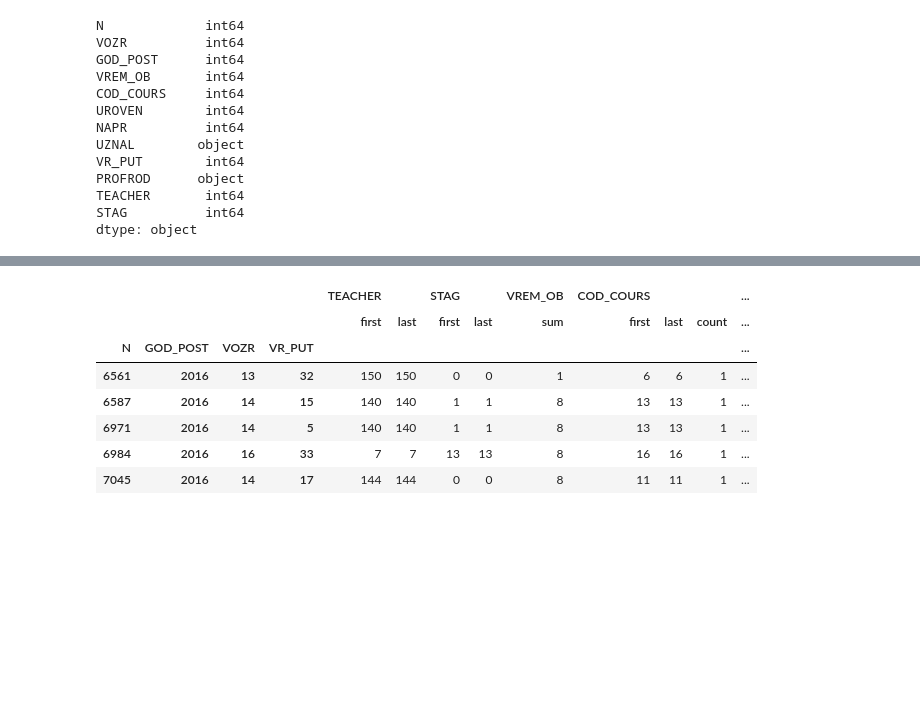
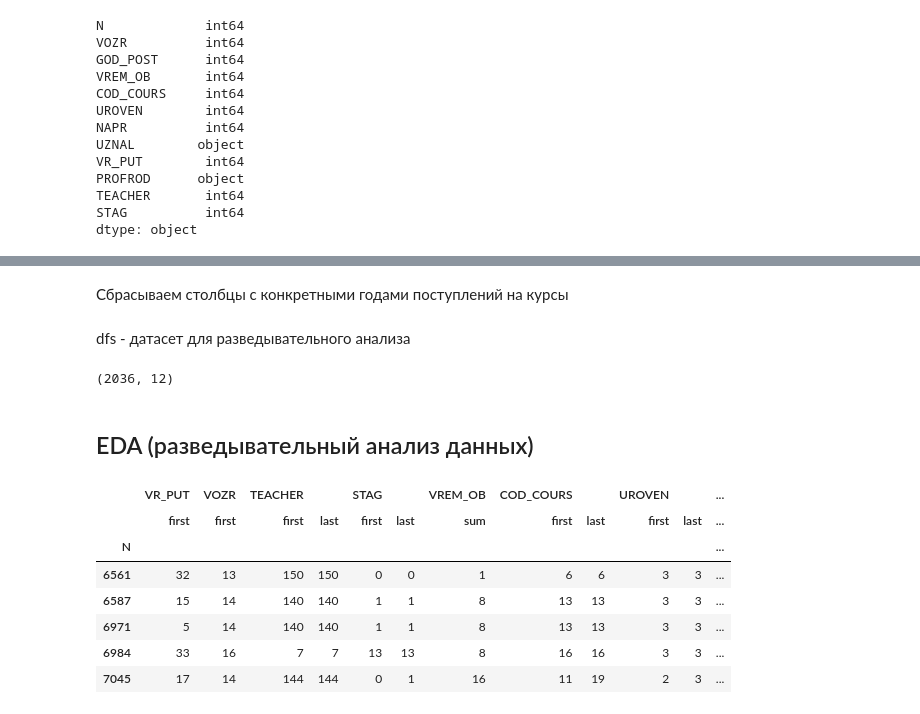
Before and after one commit to lokalov/lokalov_ML, a Jupyter notebook: courses.ipynb, the cells around one changed output, grey strips where cells are left out. Cells and saved outputs as stored; diff of their text form; code cells hidden in the pictures; blank space fills up the shorter version.

```diff
--- a/courses.ipynb
+++ b/courses.ipynb
@@ -75,2 +102,2 @@ agg_func_selection = {'TEACHER': ['first', 'last'],'STAG': ['first', 'last'],'VR
 # %%
-df=data.groupby(['N','GOD_POST','VOZR','VR_PUT']).agg(agg_func_selection)
+df=data.groupby(['N'], as_index= True).agg(agg_func_selection)
@@ -97,11 +112,27 @@ N     GOD_POST VOZR VR_PUT
+# %%
+INT = df.loc[:,('GOD_POST','last')]-df.loc[:,('GOD_POST','first')]
+# %%
+df['INT']=INT
+# %% [markdown]
+Сбрасываем столбцы с конкретными годами поступлений на курсы
+# %%
+dfs=df.drop([('GOD_POST','last'),('GOD_POST','first')],axis=1)
+# %% [markdown]
+dfs - датасет для разведывательного анализа
+# %%
+dfs.shape
+# %% [output]
+(2036, 12)
+# %% [markdown]
+## EDA (разведывательный анализ данных)
 # %%
-df.head()
+dfs.head()
 # %% [output]
-|  |  |  |  | TEACHER |  | STAG |  | VREM_OB | COD_COURS |  |  | ... |
-|  |  |  |  | first | last | first | last | sum | first | last | count | ... |
-| N | GOD_POST | VOZR | VR_PUT |  |  |  |  |  |  |  |  | ... |
-| 6561 | 2016 | 13 | 32 | 150 | 150 | 0 | 0 | 1 | 6 | 6 | 1 | ... |
-| 6587 | 2016 | 14 | 15 | 140 | 140 | 1 | 1 | 8 | 13 | 13 | 1 | ... |
-| 6971 | 2016 | 14 | 5 | 140 | 140 | 1 | 1 | 8 | 13 | 13 | 1 | ... |
-| 6984 | 2016 | 16 | 33 | 7 | 7 | 13 | 13 | 8 | 16 | 16 | 1 | ... |
-| 7045 | 2016 | 14 | 17 | 144 | 144 | 0 | 0 | 8 | 11 | 11 | 1 | ... |
+|  | VR_PUT | VOZR | TEACHER |  | STAG |  | VREM_OB | COD_COURS |  | UROVEN |  | ... |
+|  | first | first | first | last | first | last | sum | first | last | first | last | ... |
+| N |  |  |  |  |  |  |  |  |  |  |  | ... |
+| 6561 | 32 | 13 | 150 | 150 | 0 | 0 | 1 | 6 | 6 | 3 | 3 | ... |
+| 6587 | 15 | 14 | 140 | 140 | 1 | 1 | 8 | 13 | 13 | 3 | 3 | ... |
+| 6971 | 5 | 14 | 140 | 140 | 1 | 1 | 8 | 13 | 13 | 3 | 3 | ... |
+| 6984 | 33 | 16 | 7 | 7 | 13 | 13 | 8 | 16 | 16 | 3 | 3 | ... |
+| 7045 | 17 | 14 | 144 | 144 | 0 | 1 | 16 | 11 | 19 | 2 | 3 | ... |
```
Also changed, not shown: parts of 30 cells of this notebook.
